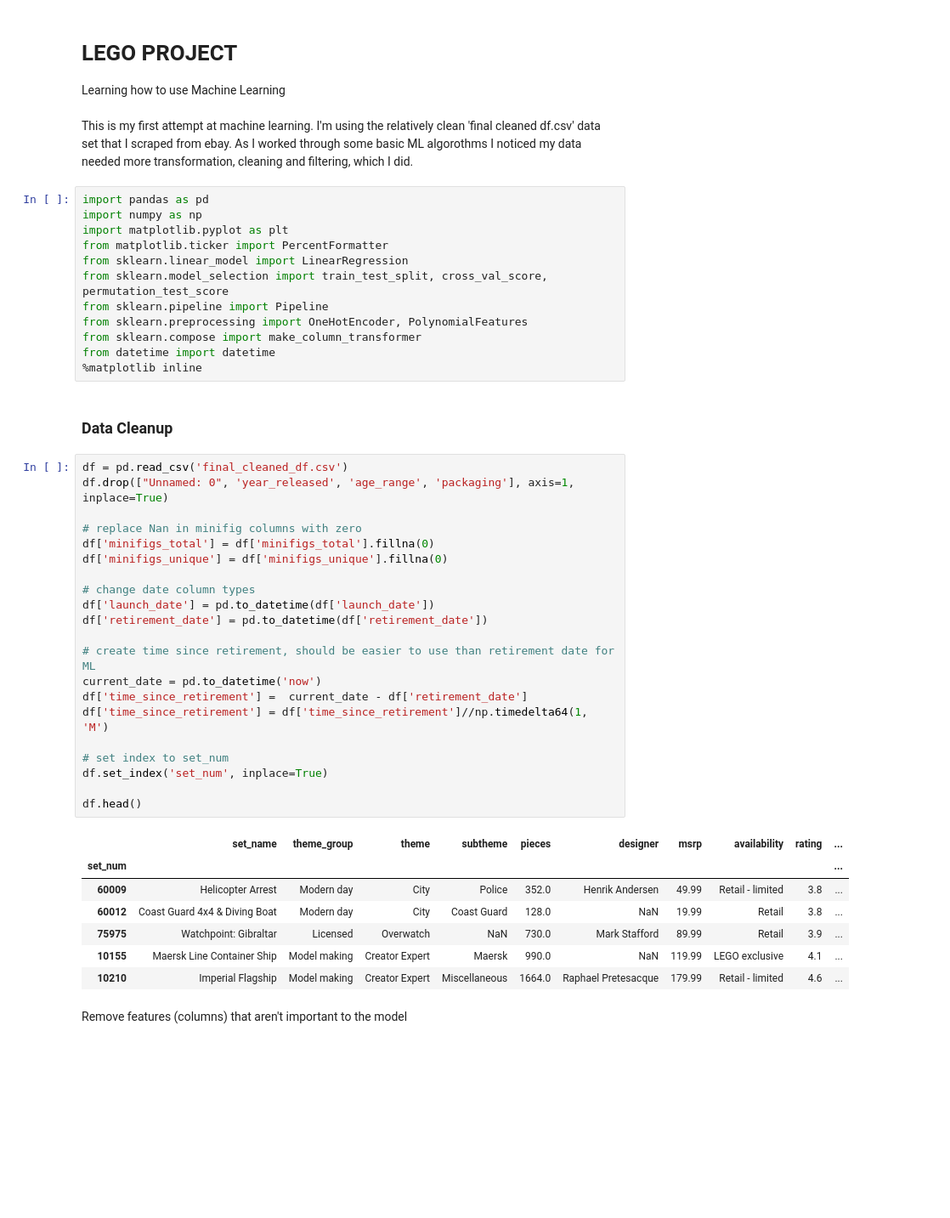
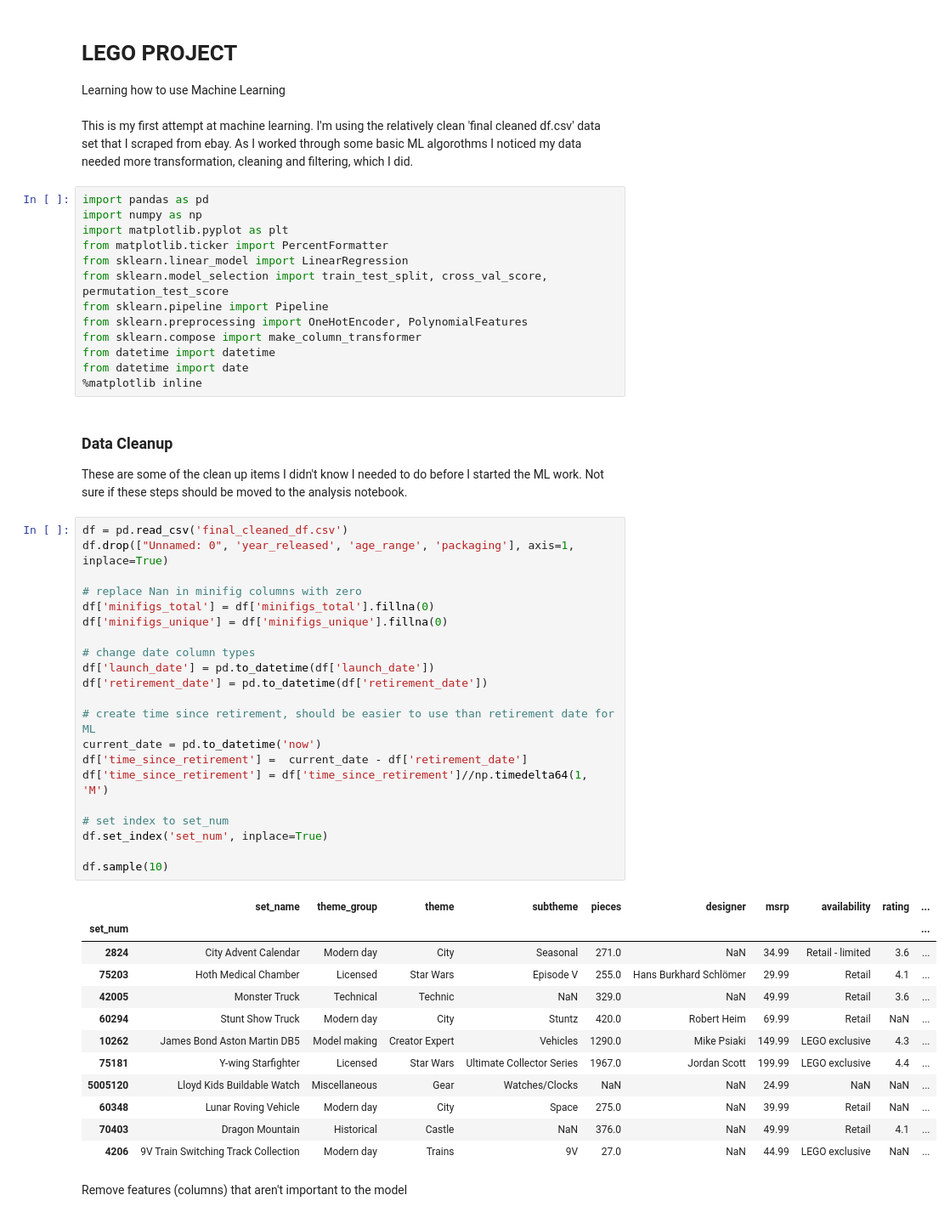
Before and after one commit to 33GuessSo88/EbayLegoWebscrape, a Jupyter notebook: Data Analysis/ml_test.ipynb, the cells around one changed output. Shown at 85% size. Saved outputs shown, nothing was run; the diff lists cells and outputs as text; blank space fills up the shorter version.

```diff
--- a/Data Analysis/ml_test.ipynb
+++ b/Data Analysis/ml_test.ipynb
@@ -13,38 +13,45 @@ from sklearn.pipeline import Pipeline
 from sklearn.preprocessing import OneHotEncoder, PolynomialFeatures
 from sklearn.compose import make_column_transformer
 from datetime import datetime
+from datetime import date
 %matplotlib inline
-# %% [markdown]
-### Data Cleanup
+# %% [markdown]
+### Data Cleanup
+These are some of the clean up items I didn't know I needed to do before I started the ML work. Not sure if these steps should be moved to the analysis notebook.
 # %%
 df = pd.read_csv('final_cleaned_df.csv')
 df.drop(["Unnamed: 0", 'year_released', 'age_range', 'packaging'], axis=1, inplace=True)
 
 # replace Nan in minifig columns with zero
 df['minifigs_total'] = df['minifigs_total'].fillna(0)
 df['minifigs_unique'] = df['minifigs_unique'].fillna(0)
 
 # change date column types
 df['launch_date'] = pd.to_datetime(df['launch_date'])
 df['retirement_date'] = pd.to_datetime(df['retirement_date'])
 
 # create time since retirement, should be easier to use than retirement date for ML
 current_date = pd.to_datetime('now')
 df['time_since_retirement'] =  current_date - df['retirement_date']
 df['time_since_retirement'] = df['time_since_retirement']//np.timedelta64(1, 'M')
 
 # set index to set_num
 df.set_index('set_num', inplace=True)
 
-df.head()
+df.sample(10)
 # %% [output]
 |  | set_name | theme_group | theme | subtheme | pieces | designer | msrp | availability | rating | ... |
 | set_num |  |  |  |  |  |  |  |  |  | ... |
-| 60009 | Helicopter Arrest | Modern day | City | Police | 352.0 | Henrik Andersen | 49.99 | Retail - limited | 3.8 | ... |
-| 60012 | Coast Guard 4x4 & Diving Boat | Modern day | City | Coast Guard | 128.0 | NaN | 19.99 | Retail | 3.8 | ... |
-| 75975 | Watchpoint: Gibraltar | Licensed | Overwatch | NaN | 730.0 | Mark Stafford | 89.99 | Retail | 3.9 | ... |
-| 10155 | Maersk Line Container Ship | Model making | Creator Expert | Maersk | 990.0 | NaN | 119.99 | LEGO exclusive | 4.1 | ... |
-| 10210 | Imperial Flagship | Model making | Creator Expert | Miscellaneous | 1664.0 | Raphael Pretesacque | 179.99 | Retail - limited | 4.6 | ... |
+| 2824 | City Advent Calendar | Modern day | City | Seasonal | 271.0 | NaN | 34.99 | Retail - limited | 3.6 | ... |
+| 75203 | Hoth Medical Chamber | Licensed | Star Wars | Episode V | 255.0 | Hans Burkhard Schlömer | 29.99 | Retail | 4.1 | ... |
+| 42005 | Monster Truck | Technical | Technic | NaN | 329.0 | NaN | 49.99 | Retail | 3.6 | ... |
+| 60294 | Stunt Show Truck | Modern day | City | Stuntz | 420.0 | Robert Heim | 69.99 | Retail | NaN | ... |
+| 10262 | James Bond Aston Martin DB5 | Model making | Creator Expert | Vehicles | 1290.0 | Mike Psiaki | 149.99 | LEGO exclusive | 4.3 | ... |
+| 75181 | Y-wing Starfighter | Licensed | Star Wars | Ultimate Collector Series | 1967.0 | Jordan Scott | 199.99 | LEGO exclusive | 4.4 | ... |
+| 5005120 | Lloyd Kids Buildable Watch | Miscellaneous | Gear | Watches/Clocks | NaN | NaN | 24.99 | NaN | NaN | ... |
+| 60348 | Lunar Roving Vehicle | Modern day | City | Space | 275.0 | NaN | 39.99 | Retail | NaN | ... |
+| 70403 | Dragon Mountain | Historical | Castle | NaN | 376.0 | NaN | 49.99 | Retail | 4.1 | ... |
+| 4206 | 9V Train Switching Track Collection | Modern day | Trains | 9V | 27.0 | NaN | 44.99 | LEGO exclusive | NaN | ... |
 # %% [markdown]
 Remove features (columns) that aren't important to the model
 # %%
```
Also changed, not shown: parts of 34 cells of this notebook.
